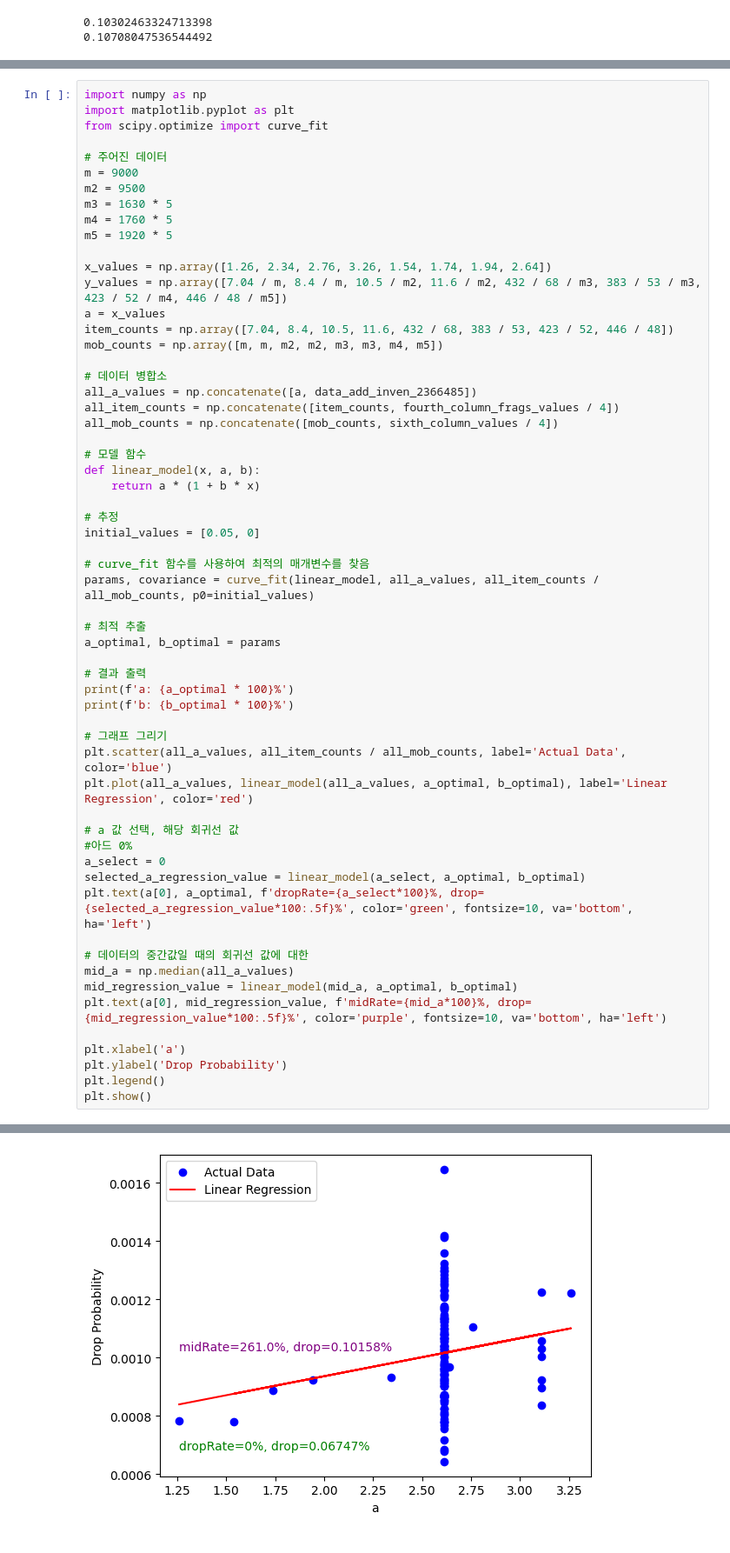
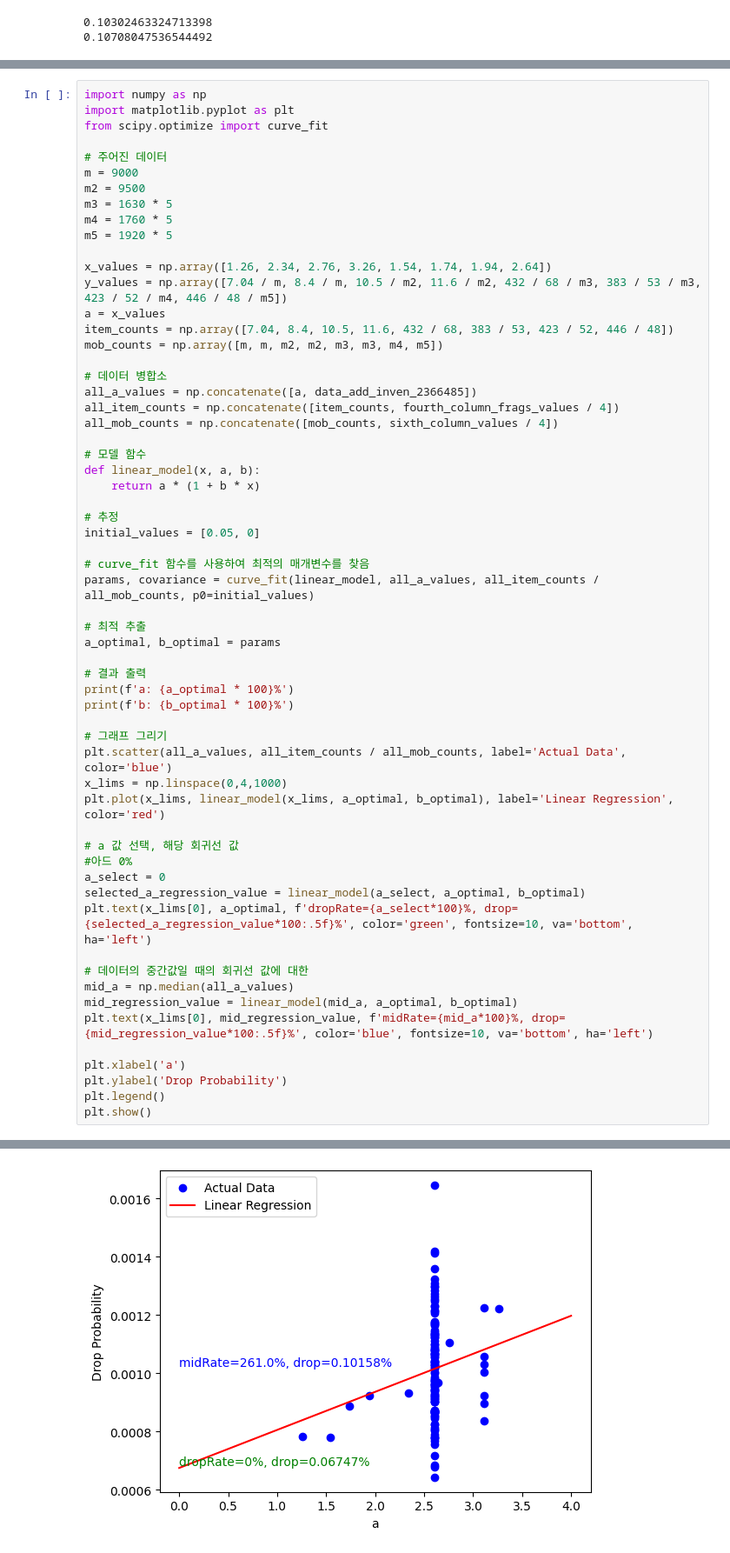
Before and after one commit to Q110722/fragsDR, a Jupyter notebook: Untitled.ipynb, the cells around one changed output, grey strips where cells are left out. Shown at 87% size. Saved outputs shown, nothing was run; the diff lists cells and outputs as text.

```diff
--- a/Untitled.ipynb
+++ b/Untitled.ipynb
@@ -417,34 +415,35 @@ initial_values = [0.05, 0]
 
 # curve_fit 함수를 사용하여 최적의 매개변수를 찾음
 params, covariance = curve_fit(linear_model, all_a_values, all_item_counts / all_mob_counts, p0=initial_values)
 
 # 최적 추출
 a_optimal, b_optimal = params
 
 # 결과 출력
 print(f'a: {a_optimal * 100}%')
 print(f'b: {b_optimal * 100}%')
 
 # 그래프 그리기
 plt.scatter(all_a_values, all_item_counts / all_mob_counts, label='Actual Data', color='blue')
-plt.plot(all_a_values, linear_model(all_a_values, a_optimal, b_optimal), label='Linear Regression', color='red')
+x_lims = np.linspace(0,4,1000)
+plt.plot(x_lims, linear_model(x_lims, a_optimal, b_optimal), label='Linear Regression', color='red')
 
 # a 값 선택, 해당 회귀선 값
 #아드 0%
 a_select = 0
 selected_a_regression_value = linear_model(a_select, a_optimal, b_optimal)
-plt.text(a[0], a_optimal, f'dropRate={a_select*100}%, drop={selected_a_regression_value*100:.5f}%', color='green', fontsize=10, va='bottom', ha='left')
+plt.text(x_lims[0], a_optimal, f'dropRate={a_select*100}%, drop={selected_a_regression_value*100:.5f}%', color='green', fontsize=10, va='bottom', ha='left')
 
 # 데이터의 중간값일 때의 회귀선 값에 대한
 mid_a = np.median(all_a_values)
 mid_regression_value = linear_model(mid_a, a_optimal, b_optimal)
-plt.text(a[0], mid_regression_value, f'midRate={mid_a*100}%, drop={mid_regression_value*100:.5f}%', color='purple', fontsize=10, va='bottom', ha='left')
+plt.text(x_lims[0], mid_regression_value, f'midRate={mid_a*100}%, drop={mid_regression_value*100:.5f}%', color='blue', fontsize=10, va='bottom', ha='left')
 
 plt.xlabel('a')
 plt.ylabel('Drop Probability')
 plt.legend()
 plt.show()
 # %% [output]
 a: 0.06747197378443823%
 b: 19.365552075695142%
-[figure, old version]
+[figure, new version]
```
Also changed, not shown: parts of 3 cells of this notebook.
